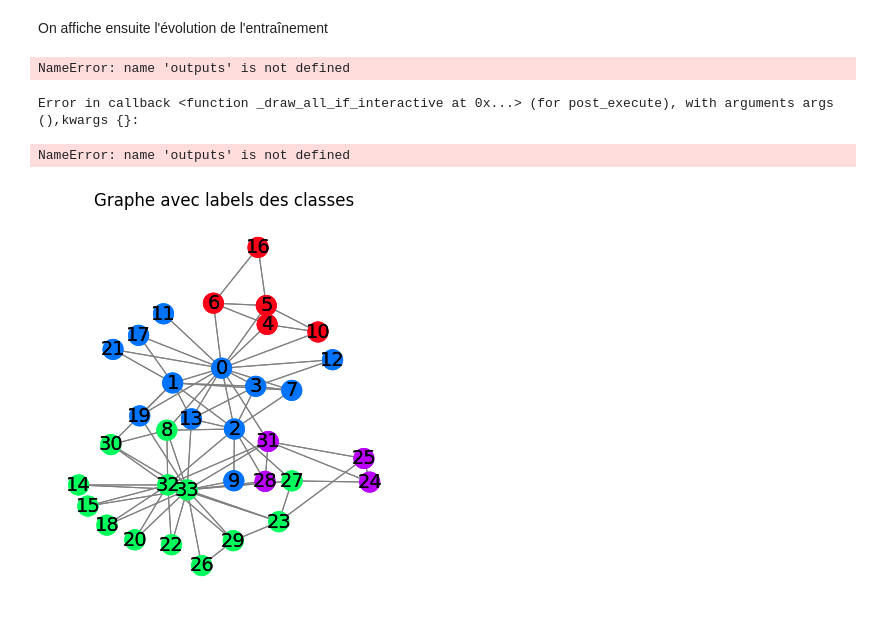
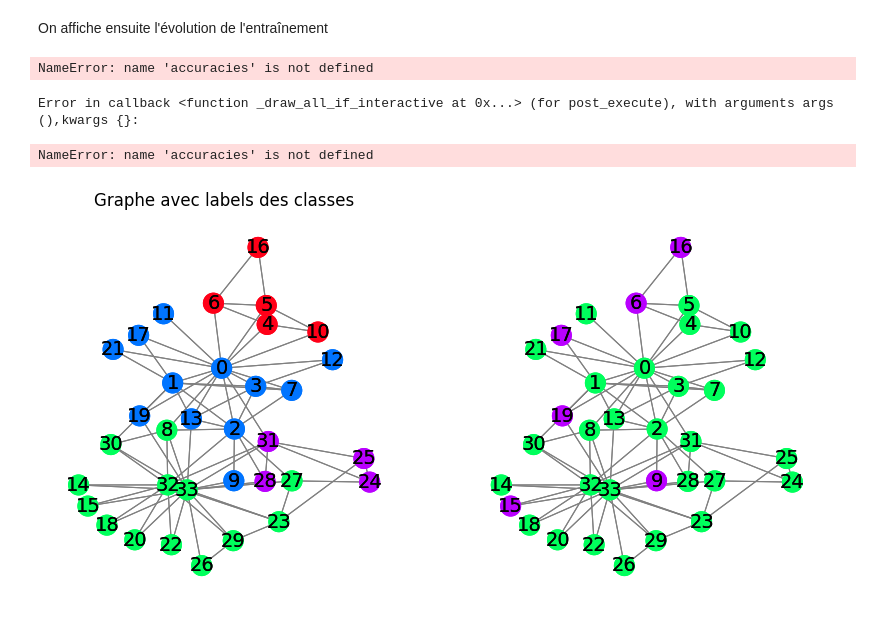
Before and after one commit to vbarra/DLbook, a Jupyter notebook: _build/jupyter_execute/gnn.ipynb, the cells around one changed output. Cells and saved outputs as stored; diff of their text form; code cells hidden in the pictures.

```diff
--- a/_build/jupyter_execute/gnn.ipynb
+++ b/_build/jupyter_execute/gnn.ipynb
@@ -675,36 +675,36 @@ def animate(i):
                 cmap="hsv",
                 vmin=-2,
                 vmax=3,
                 width=0.8,
                 edge_color="grey",
                 font_size=14
                 )
 
     plt.title("Graphe avec labels des classes")
     plt.subplot(122)
     plt.axis('off')
     nx.draw_networkx(G,
                     pos=nx.kamada_kawai_layout(G, ),
                     with_labels=True,
                     node_size=200,
-                    node_color=outputs[i],
+                    node_color=res[i],
                     cmap="hsv",
                     vmin=-2,
                     vmax=3,
                     width=0.8,
                     edge_color="grey",
                     font_size=14
                     )
     plt.title(f'Epoch {i} | Précision: {accuracies[i]*100:.2f}%', pad=20)
 
 
 fig,axs = plt.subplots(1,2,figsize=(10,5))
 anim = animation.FuncAnimation(fig, animate, np.arange(0, 200, 10), interval=500, repeat=True)
 html = HTML(anim.to_html5_video())
 # %% [output]
-NameError: name 'outputs' is not defined
+NameError: name 'accuracies' is not defined
 Error in callback <function _draw_all_if_interactive at 0x...> (for post_execute), with arguments args (),kwargs {}:
-NameError: name 'outputs' is not defined
+NameError: name 'accuracies' is not defined
-[figure, old version]
+[figure, new version]
 # %%
 display(html)
```
Also changed, not shown: 9 other files.
